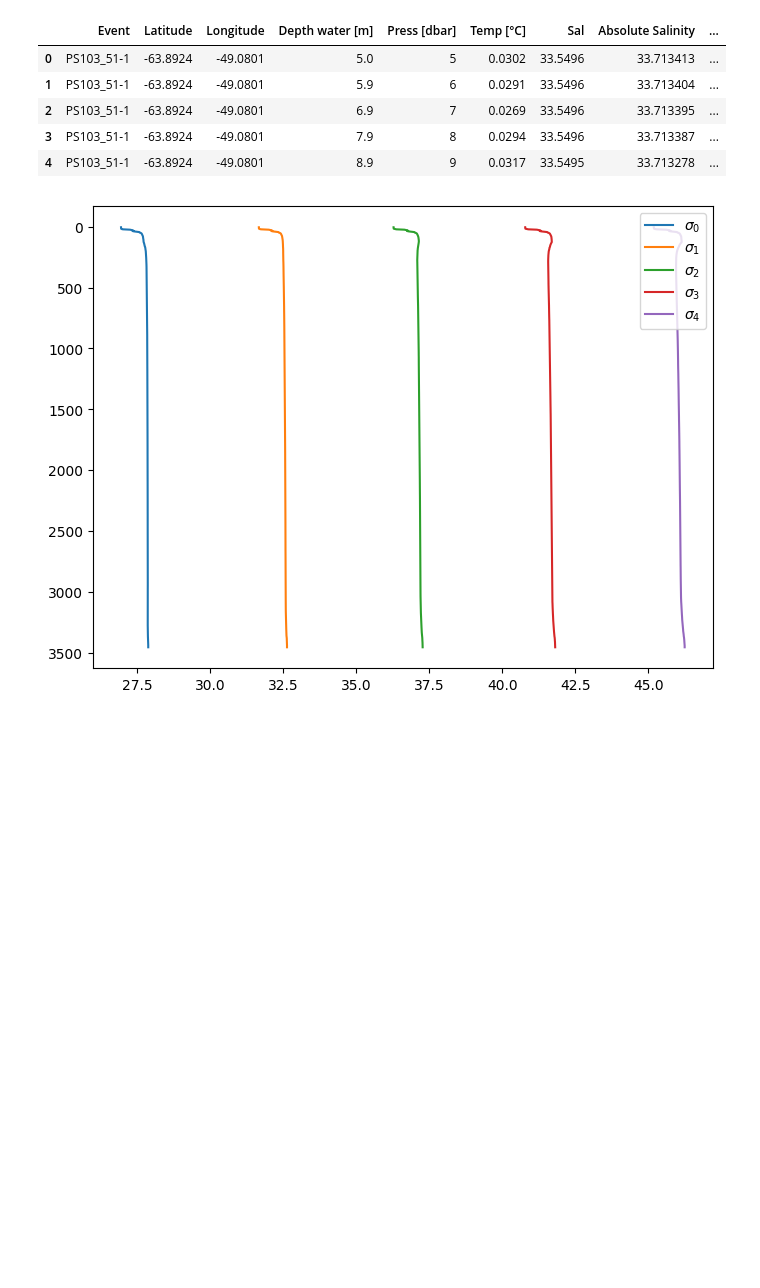
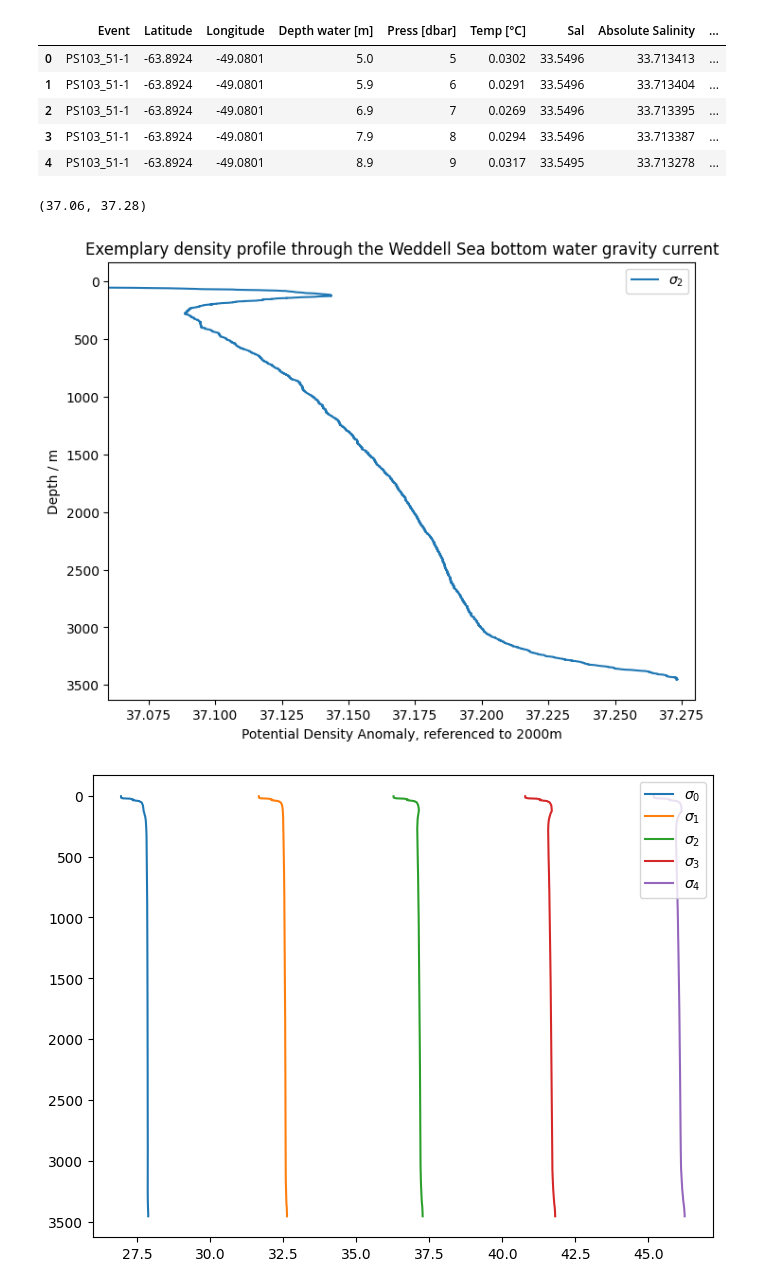
Before and after one commit to opinner/Articles, a Jupyter notebook: Articles/Potential_Density_Shenanigans.ipynb, the cells around one changed output. Drawn from its saved outputs; the diff is of its cells as text; code cells hidden in the pictures; blank space fills up the shorter version.

```diff
--- a/Articles/Potential_Density_Shenanigans.ipynb
+++ b/Articles/Potential_Density_Shenanigans.ipynb
@@ -124,6 +123,20 @@ profile.head()
 | 2 | PS103_51-1 | -63.8924 | -49.0801 | 6.9 | 7 | 0.0269 | 33.5496 | 33.713395 | ... |
 | 3 | PS103_51-1 | -63.8924 | -49.0801 | 7.9 | 8 | 0.0294 | 33.5496 | 33.713387 | ... |
 | 4 | PS103_51-1 | -63.8924 | -49.0801 | 8.9 | 9 | 0.0317 | 33.5495 | 33.713278 | ... |
+# %%
+f, ax = plt.subplots()
+for i in [2]:
+    ax.plot(profile[f"Sigma{i}"], profile["Depth water [m]"], label = f"$\sigma_{i}$")
+ax.legend()
+ax.invert_yaxis()
+ax.set_xlim(37.06,37.28)
+ax.set_xlabel("Potential Density Anomaly, referenced to 2000m")
+ax.set_ylabel("Depth / m")
+ax.set_title("Exemplary density profile through the Weddell Sea bottom water gravity current")
+ax.set_xlim(37.06,37.28)
+# %% [output]
+(37.06, 37.28)
+[figure, added]
 # %%
 f, ax = plt.subplots()
 for i in range(5):
```
Also changed, not shown: parts of 10 cells of this notebook.
